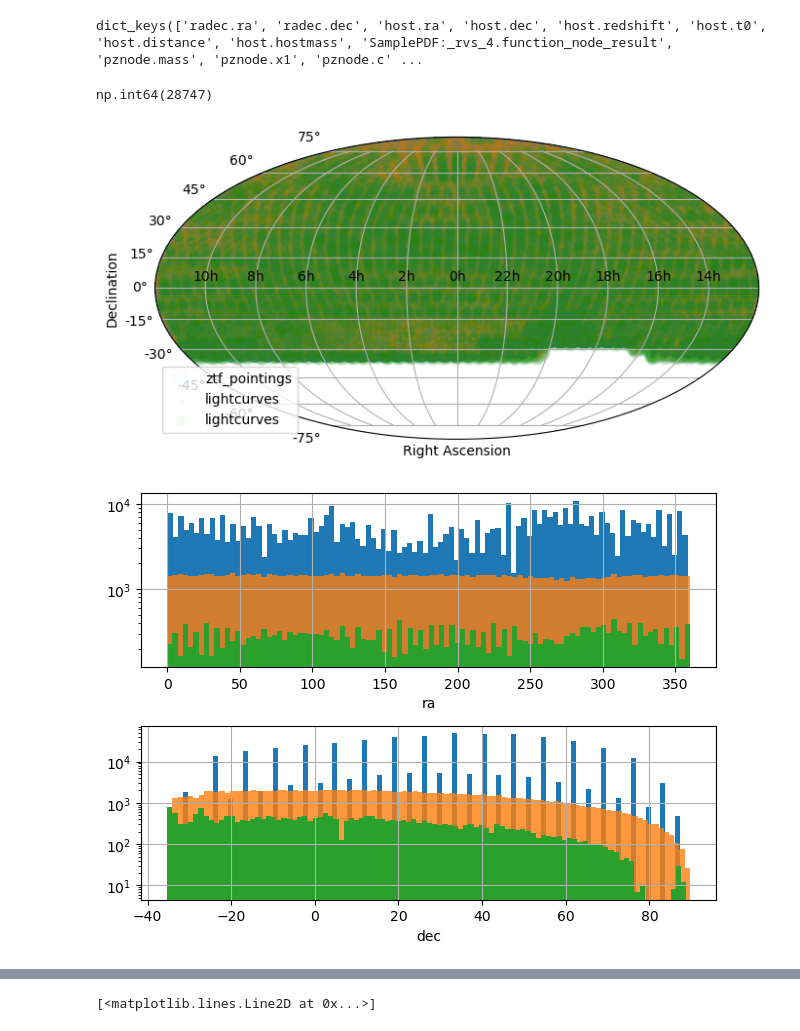
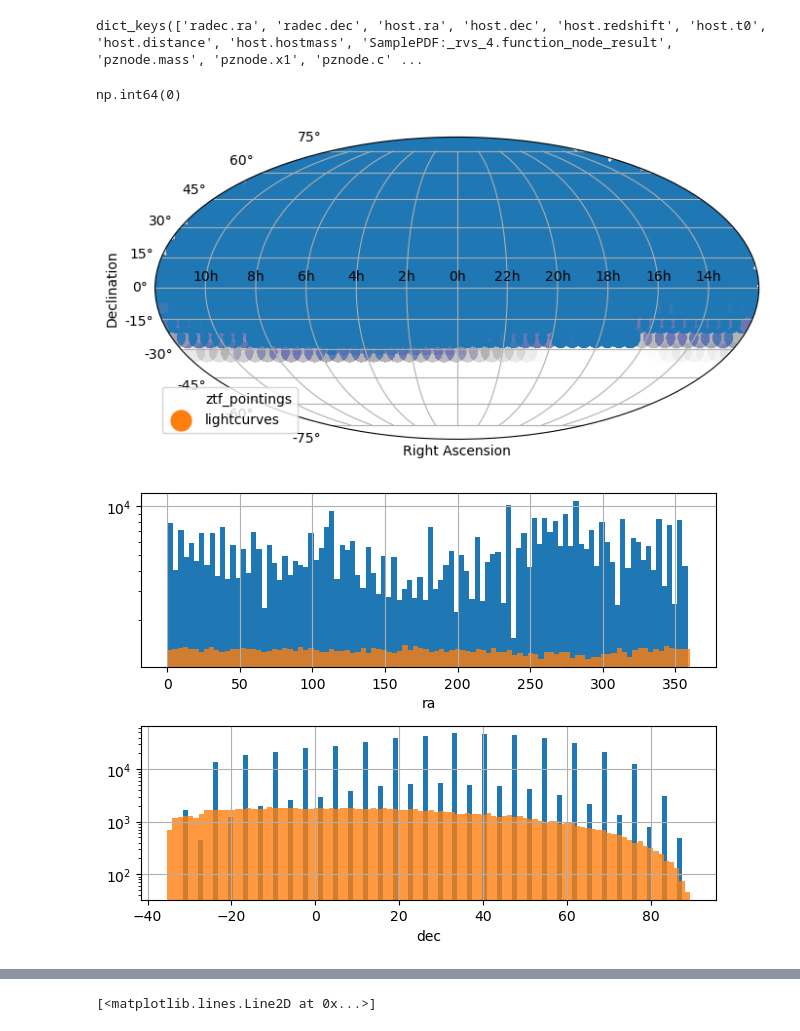
Before and after one commit to mi-dai/lightcurvelynx_ztf_sims, a Jupyter notebook: ZTF_snia-gen-sims-and-fitlc.ipynb, the cells around one changed output, grey strips where cells are left out. Drawn from its saved outputs; the diff is of its cells as text; code cells hidden in the pictures.

Commit message:
rename to lightcurvelynx; and some other changes

```diff
--- a/ZTF_snia-gen-sims-and-fitlc.ipynb
+++ b/ZTF_snia-gen-sims-and-fitlc.ipynb
@@ -1,6 +1,8 @@
 # %%
 %load_ext autoreload
 %autoreload 2
+# %%
+quick_test = False
 # %%
 import numpy as np
 import matplotlib.pyplot as plt
@@ -103,12 +107,16 @@ INFO:2025-09-19 13:20:11,090:jax._src.xla_bridge:927: Unable to initialize backe
 # %%
-distmod_func = DistModFromRedshift(host.redshift, H0=73.0, Omega_m=0.3)
+distmod_func = DistModFromRedshift(host.redshift, H0=H0, Omega_m=Omega_m)
 
 m_abs_func = NumpyRandomFunc("normal", loc=-19., scale=0.1)
 
+# we model host-sn separation as an exponential distribution based on Fig 3 of Gupta et al 2016, mean separation = 5kpc
+physical_host_sn_sep = NumpyRandomFunc("exponential", scale = 5.)
+sncoor_node = SNCoordGivenPhysicalSep(host.ra, host.dec, physical_host_sn_sep, host.redshift, H0=H0, Omega_m=Omega_m,node_label='sncoor_node')
+
 x0_func = X0FromDistMod(
     distmod=distmod_func,
-    x1=pz_node.x1, #x1_func,
-    c=pz_node.c, #c_func,
+    x1=pz_node.x1,
+    c=pz_node.c,
     alpha=0.14,
     beta=3.1,
     m_abs=m_abs_func,
@@ -122,8 +130,8 @@ source = SncosmoWrapperModel(
     x0=x0_func,
     x1=pz_node.x1,
     c=pz_node.c,
-    ra=NumpyRandomFunc("normal", loc=host.ra, scale=0.01),
-    dec=NumpyRandomFunc("normal", loc=host.dec, scale=0.01),
+    ra=sncoor_node.ra,
+    dec=sncoor_node.dec,
     redshift=host.redshift,
     node_label="source",
 )
@@ -150,8 +163,13 @@ to the directory /Users/mi/Work/tdastro/tdastro/data/dustmaps/sfdmap2
 ### volume-limited complete sample to z<0.06
 # %%
 %%time
-nsntotal, _ = num_snia_per_redshift_bin(zmin, zmax, 1, H0=H0, Omega_m=Omega_m, solid_angle=9.136*3)
-print(nsntotal)
+if quick_test:
+    nsntotal = 3000
+else:
+    survey_length = (t_max - t_min)/365.
+    nsntotal, _ = num_snia_per_redshift_bin(zmin, zmax, 1, H0=H0, Omega_m=Omega_m, solid_angle=9.136*survey_length)
+    print(f"Survey length = {survey_length} years")
+print(f"Simulating {int(nsntotal)} SN ...")
 lightcurves = simulate_lightcurves(source, int(nsntotal), ztf_obstable, passband_group)
 lightcurves
 # %% [output]
@@ -173,7 +192,7 @@ dict_keys(['radec.ra', 'radec.dec', 'host.ra', 'host.dec', 'host.redshift', 'hos
 # %%
 lightcurves.lightcurve.isna().sum()
 # %% [output]
-np.int64(28747)
+np.int64(0)
 # %%
 fig = plt.figure(figsize=(8, 5))
 ax = fig.add_subplot(111, projection='mollweide')
@@ -202,7 +221,7 @@ diam_pts = frac * axis_width_pts
 s = (diam_pts/2)**2 * np.pi  # area in points^2 for a circle marker
 
 # Plot
-ax.scatter(ra_moll, dec_rad, s=s, alpha=0.02, edgecolors="none",label='ztf_pointings')
+ax.scatter(ra_moll, dec_rad, s=s, alpha=0.005, edgecolors="none",label='ztf_pointings')
 
 ra_rad = np.radians(lightcurves.ra)
 dec_rad = np.radians(lightcurves.dec)
@@ -211,36 +230,36 @@ ra_moll = np.remainder(ra_rad + 2*np.pi, 2*np.pi)
 ra_moll[ra_moll > np.pi] -= 2*np.pi
 ra_moll = -ra_moll  # reverse RA (to match astronomy convention)
 
-ax.scatter(ra_moll, dec_rad, marker='.', alpha=0.03,label='lightcurves')
+# ax.scatter(ra_moll, dec_rad, marker='.', alpha=0.005,label='lightcurves')
 
 idx = lightcurves.lightcurve.isna()
 ra_rad = np.radians(lightcurves.loc[idx].ra)
 dec_rad = np.radians(lightcurves.loc[idx].dec)
 
 ra_moll = np.remainder(ra_rad + 2*np.pi, 2*np.pi)
 ra_moll[ra_moll > np.pi] -= 2*np.pi
 ra_moll = -ra_moll  # reverse RA (to match astronomy convention)
 
-ax.scatter(ra_moll, dec_rad, marker='o', alpha=0.03, lw=3, label='lightcurves')
+ax.scatter(ra_moll, dec_rad, marker='o', alpha=1, lw=10, label='lightcurves')
 
 # Set RA ticks (in hours)
 ra_tick_labels = np.array([150, 120, 90, 60, 30, 0, 330, 300, 270, 240, 210])
 ax.set_xticks(np.radians(np.linspace(-150, 150, len(ra_tick_labels))))
 ax.set_xticklabels([f"{int(x/15)}h" for x in ra_tick_labels])  # RA in hours
 
 # Set Dec ticks (default is fine, but make sure labeled in degrees)
 ax.set_yticks(np.radians(np.arange(-75, 90, 15)))
 ax.set_yticklabels([f"{d}°" for d in np.arange(-75, 90, 15)])
 
 # Axis labels
 ax.set_xlabel("Right Ascension")
 ax.set_ylabel("Declination")
 
 ax.grid(True)
 plt.legend()
 plt.show()
 # %% [output]
-[figure, old version]
+[figure, new version]
 # %%
 idx = lightcurves.lightcurve.isna()
 
@@ -260,7 +279,7 @@ plt.xlabel('dec')
 
 plt.tight_layout()
 # %% [output]
-[figure, old version]
+[figure, new version]
 # %%
 # calculate detection flag
 lightcurves = lightcurves.dropna(subset=['lightcurve'])
```
Also changed, not shown: parts of 13 cells of this notebook, 15 other files.
